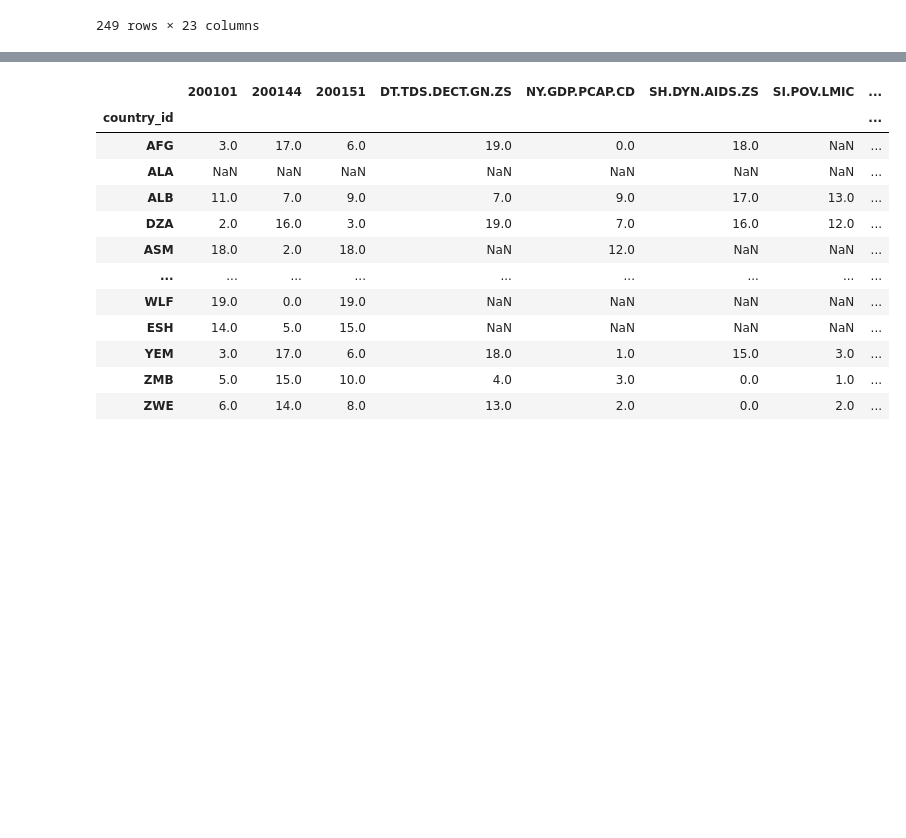
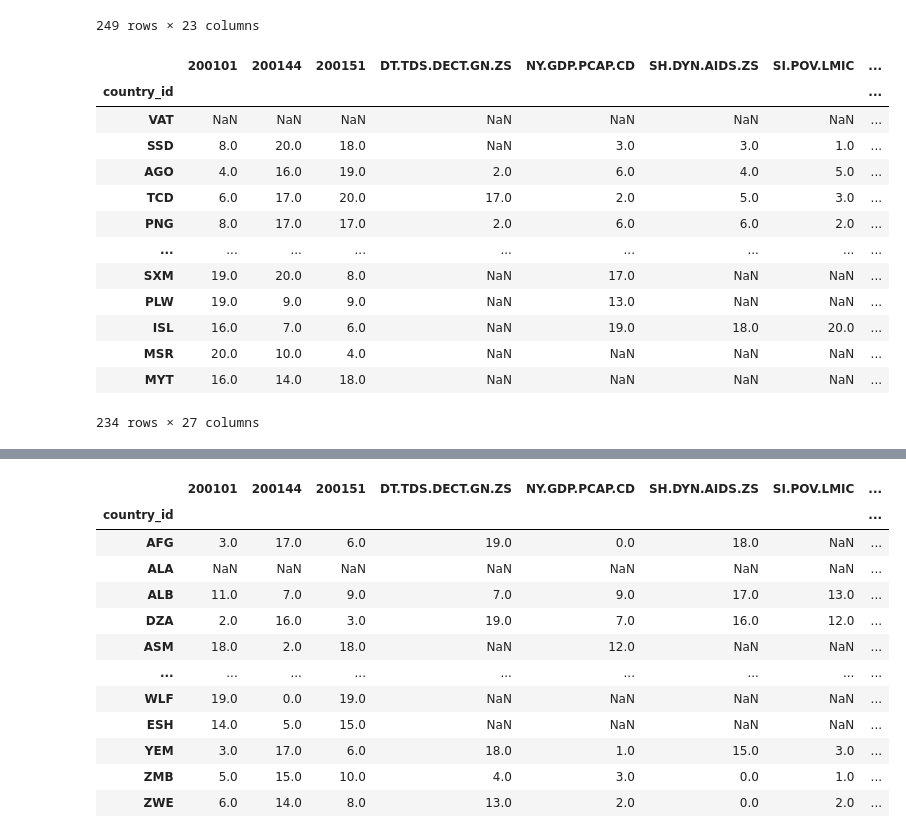
Before and after one commit to rodrigoms95/UNESCO_climate, a Jupyter notebook: code/quantile.ipynb, the cells around one changed output, grey strips where cells are left out. Drawn from its saved outputs; the diff is of its cells as text; code cells hidden in the pictures; blank space fills up the shorter version.

```diff
--- a/code/quantile.ipynb
+++ b/code/quantile.ipynb
@@ -18,6 +18,7 @@ data_q_c = data_s.copy()
 data_q_p = data_s.copy()
 
 df_v = pd.read_csv(path_v)
+df_v = df_v[ df_v["Category"] == "population" ]
 
 df_c[ df_c["Origin"] == "UNESCO UIS" ]
 # %% [output]
@@ -112,3 +74,60 @@ data_q_s
 | ZMB | 6.0 | 19.0 | 20.0 | 5.0 | 4.0 | 1.0 | 2.0 | ... |
 | ZWE | 7.0 | 20.0 | 17.0 | 14.0 | 3.0 | 1.0 | 3.0 | ... |
 249 rows × 23 columns
+# %%
+for row in df_v[ df_v["ID"].isin(["SI.POV.GINI", "DEM", "SCN-SDG", "SDG", "DF_GREEN_GROWTH"]) ].itertuples():
+    v = row.Variable
+    if row.Origin == "World Bank": nr = 3
+    else: nr = 0
+
+    df = pd.read_csv( "../../"
+        + df_c.loc[df_c["ID"]==row.ID, 'Path'].iloc[0]
+        + df_c.loc[df_c["ID"]==row.ID, "Filename" ].iloc[0], skiprows = nr )
+
+    if row.ID in ["DEM", "SCN-SDG"]:
+        df.columns = [ x.lower() for x in df.columns ]
+
+    if row.ID == "DF_GREEN_GROWTH":
+        df = df[ df["MEASURE"] == v ]
+        df = df.rename(columns = {"REF_AREA": ix}).iloc[:, :-1]
+        df = df[ df[ix].isin(df_iso["alpha-3"]) ]
+        data_s[v] = np.abs( df[ df["MEASURE"]==v
+            ].sort_values( [ix, "TIME_PERIOD"]
+            ).drop_duplicates(ix, keep="last").set_index(ix)["OBS_VALUE"] )
+    elif row.Origin == "World Bank":
+        df = df.rename(columns = {"Country Code": ix}).iloc[:, :-1]
+        df = df[ df[ix].isin(df_iso["alpha-3"]) ]
+        data_s[v] = df.set_index(ix).iloc[:, 4:-1].ffill(axis = 1).iloc[:, -1]
+    elif row.Origin == "UNESCO UIS":
+        df = df[ df[ix].isin(df_iso["alpha-3"]) ]
+        if row.PERCENTAGE == "Yes": pop = data_s["200101"]
+        else: pop = 1
+        data_s[v] = ( df[ df["indicator_id"]==v ].sort_values( [ix, "year"]
+            ).drop_duplicates(ix, keep="last").set_index(ix)["value"] / pop )
+
+    # corregir random
+    data_q_s[v] = ( 1 + pd.qcut( data_s[v]
+        + np.random.random(data_s[v].shape[0])/10000, 20, labels = False ) )
+    if row.Negative_indicator:
+        data_q_s[v] = 21 - data_q_s[v]
+
+data_q_s["Mean"] = data_q_s.mean(axis = 1)
+data_q_s["Count"] = data_q_s.count(axis = 1)
+data_q_s = data_q_s[ data_q_s["Count"] > 1 ].sort_values("Mean")
+
+data_q_s
+# %% [output]
+|  | 200101 | 200144 | 200151 | DT.TDS.DECT.GN.ZS | NY.GDP.PCAP.CD | SH.DYN.AIDS.ZS | SI.POV.LMIC | ... |
+| country_id |  |  |  |  |  |  |  | ... |
+| VAT | NaN | NaN | NaN | NaN | NaN | NaN | NaN | ... |
+| SSD | 8.0 | 20.0 | 18.0 | NaN | 3.0 | 3.0 | 1.0 | ... |
+| AGO | 4.0 | 16.0 | 19.0 | 2.0 | 6.0 | 4.0 | 5.0 | ... |
+| TCD | 6.0 | 17.0 | 20.0 | 17.0 | 2.0 | 5.0 | 3.0 | ... |
+| PNG | 8.0 | 17.0 | 17.0 | 2.0 | 6.0 | 6.0 | 2.0 | ... |
+| ... | ... | ... | ... | ... | ... | ... | ... | ... |
+| SXM | 19.0 | 20.0 | 8.0 | NaN | 17.0 | NaN | NaN | ... |
+| PLW | 19.0 | 9.0 | 9.0 | NaN | 13.0 | NaN | NaN | ... |
+| ISL | 16.0 | 7.0 | 6.0 | NaN | 19.0 | 18.0 | 20.0 | ... |
+| MSR | 20.0 | 10.0 | 4.0 | NaN | NaN | NaN | NaN | ... |
+| MYT | 16.0 | 14.0 | 18.0 | NaN | NaN | NaN | NaN | ... |
+234 rows × 27 columns
```
Also changed, not shown: parts of 2 cells of this notebook, 1 other file.
